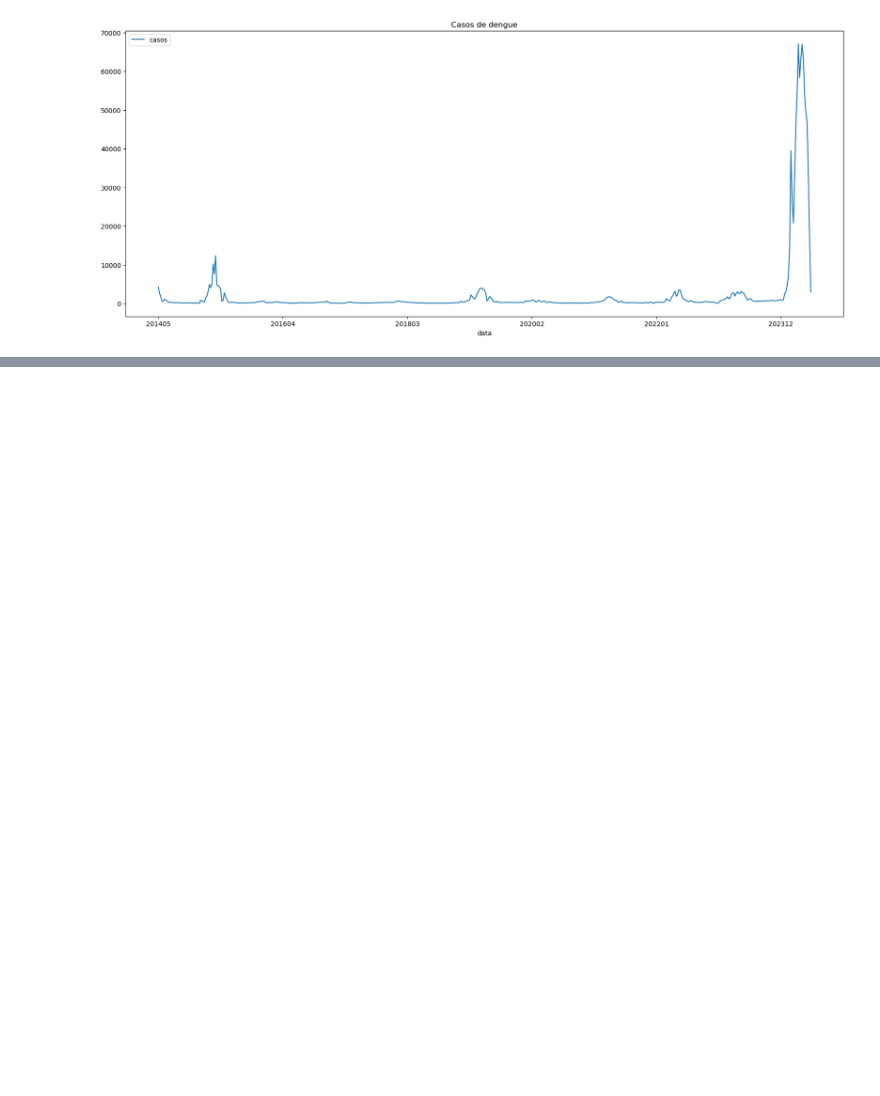
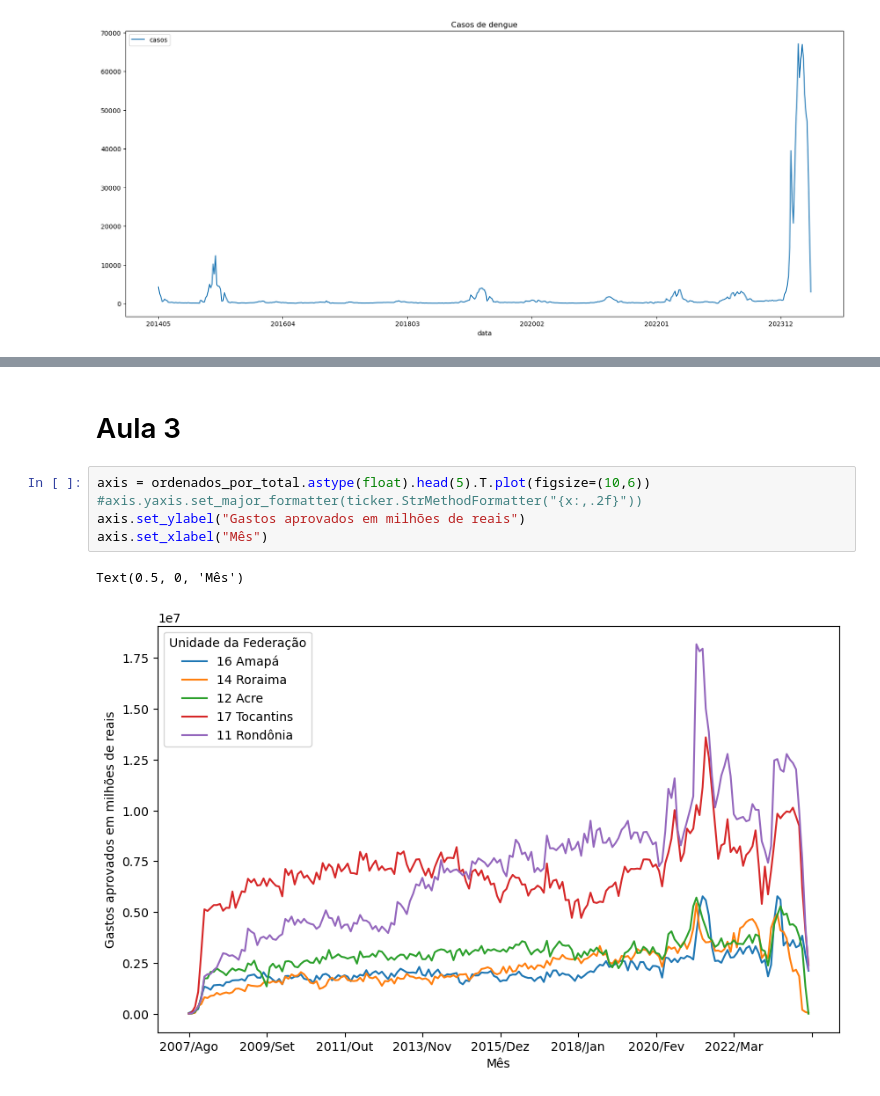
Before and after one commit to willdevsp/fiap_data_analitycs, a Jupyter notebook: hospitalar.ipynb, the cells around one changed output, grey strips where cells are left out. Cells and saved outputs as stored; diff of their text form; blank space fills up the shorter version.

Commit message:
atualizacao aula 4

```diff
--- a/hospitalar.ipynb
+++ b/hospitalar.ipynb
@@ -492,0 +514,10 @@ plt.show()
+# %% [markdown]
+# Aula 3
+# %%
+axis = ordenados_por_total.astype(float).head(5).T.plot(figsize=(10,6))
+#axis.yaxis.set_major_formatter(ticker.StrMethodFormatter("{x:,.2f}"))
+axis.set_ylabel("Gastos aprovados em milhões de reais")
+axis.set_xlabel("Mês")
+# %% [output]
+Text(0.5, 0, 'Mês')
+[figure, added]
```
Also changed, not shown: parts of 15 cells of this notebook.
